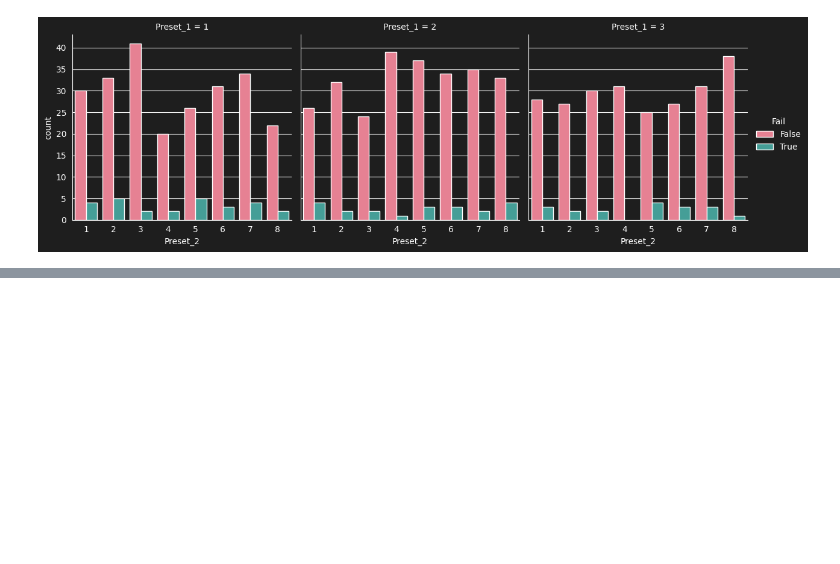
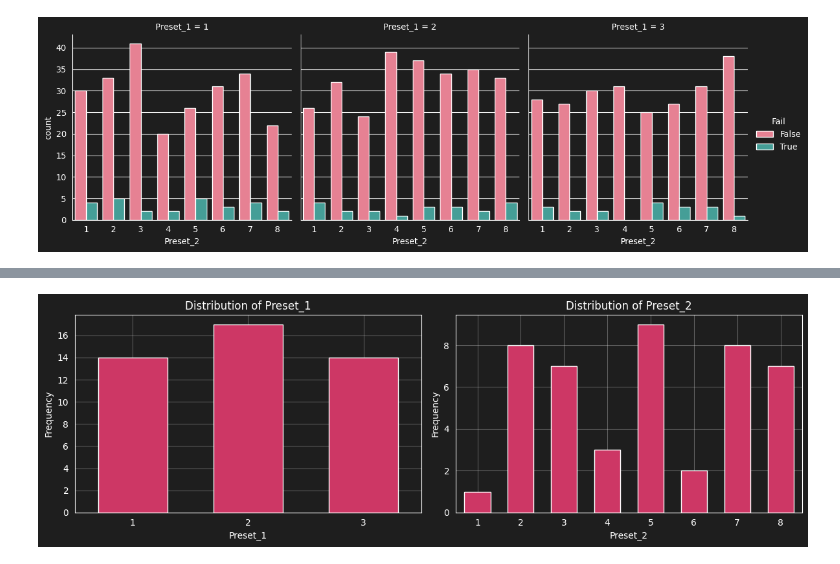
Before and after one commit to jackson-simionato/fpso-equipment-monitoring, a Jupyter notebook: notebooks/01_eda_exploration.ipynb, the cells around one changed output, grey strips where cells are left out. Cells and saved outputs as stored; diff of their text form; code cells hidden in the pictures; blank space fills up the shorter version.

```diff
--- a/notebooks/01_eda_exploration.ipynb
+++ b/notebooks/01_eda_exploration.ipynb
@@ -312,7 +370,7 @@ Another important aspect of this study is identifying distinct failure events an
 
 The first step is to find these events and categorize them on the dataset.
 # %%
-def find_failure_starts(fail_series: pd.Series) -> list:
+def find_failure_starts(fail_series: pd.Series) -> List[int]:
     """
     Counts the number of times a failure starts (i.e., transitions from False to True) in a boolean Series.
 
@@ -337,7 +395,7 @@ def find_failure_starts(fail_series: pd.Series) -> list:
 
     return list(transition_starts[transition_starts == True].index)
 
-def find_failure_stops(fail_series: pd.Series) -> list:
+def find_failure_stops(fail_series: pd.Series) -> List[int]:
     """
     Counts the number of times a failure stops (i.e., transitions from True to False) in a boolean Series.
 
@@ -345,7 +403,7 @@ def find_failure_stops(fail_series: pd.Series) -> list:
         fail_series (pd.Series): A pandas Series of boolean values indicating failure state over time.
 
     Returns:
-        list: List of cycles where transitions from True to False occured.
+        List[int]: List of cycles ids where transitions from True to False occured.
     """
     # Check if the input series is of boolean dtype
     if fail_series.dtype != bool:
@@ -598,12 +660,16 @@ def get_pre_failure_buffer(df: pd.DataFrame,
         # Garante que não vai além do início do dataset
         start_buffer = max(start_buffer, df.index.min())
 
+        failure_event = failure_indices.index(failure_idx)
+
+        buffer_df.loc[start_buffer:end_buffer, 'Fail_index'] = failure_event + 1
+
         # Adiciona os índices do buffer se eles existem no dataset
         for idx in range(start_buffer, end_buffer + 1):
-            if idx in df.index:
+            if idx in buffer_df.index:
                 # Se exclude_failure_cycles=True, só adiciona se não estiver em falha
                 if exclude_failure_cycles:
-                    if not df.loc[idx, 'Fail']:
+                    if not buffer_df.loc[idx, 'Fail']:
                         buffer_indices.append(idx)
                 else:
                     buffer_indices.append(idx)
@@ -612,7 +678,7 @@ def get_pre_failure_buffer(df: pd.DataFrame,
     buffer_indices = sorted(list(set(buffer_indices)))
 
     # Retorna o subset do DataFrame
-    return df.loc[buffer_indices].copy()
+    return buffer_df.loc[buffer_indices].copy()
 # %%
 buffer = get_pre_failure_buffer(df, failures_starts, buffer_size=5, exclude_failure_cycles=True)
 # %%
@@ -638,0 +719,4 @@ buffer
+# %%
+fig = DataPlotter().plot_multiple_histograms(buffer, ['Preset_1','Preset_2'])
+# %% [output]
+[figure, added]
```
Also changed, not shown: parts of 11 cells of this notebook.
